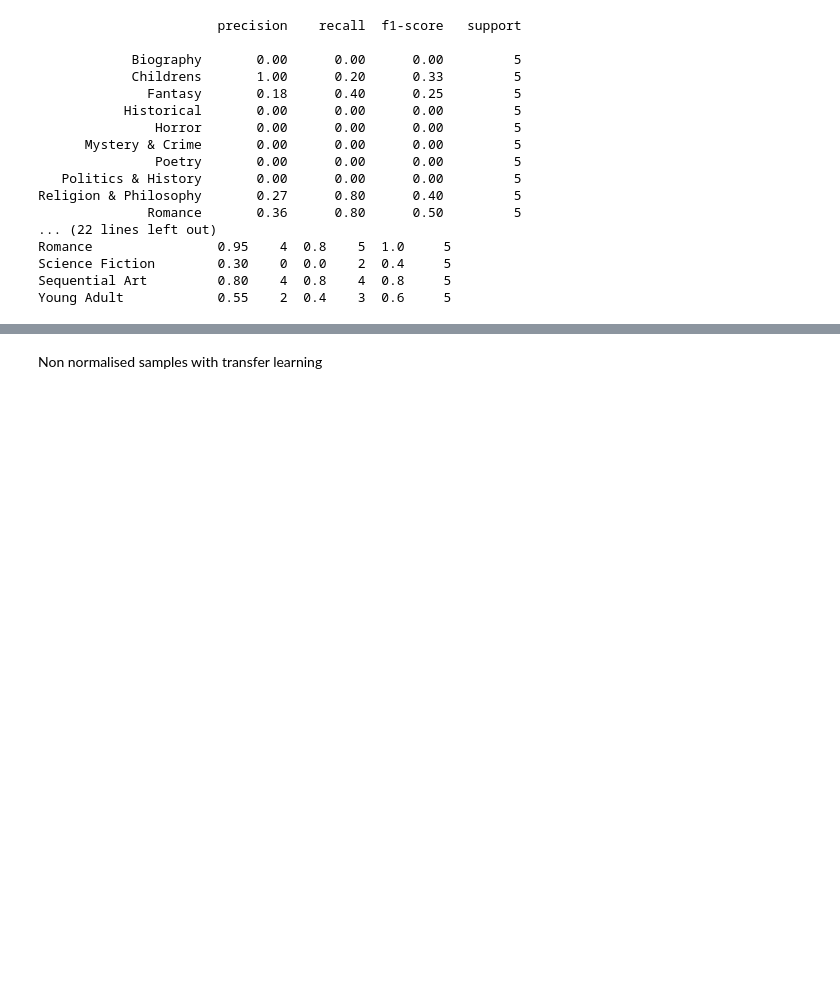
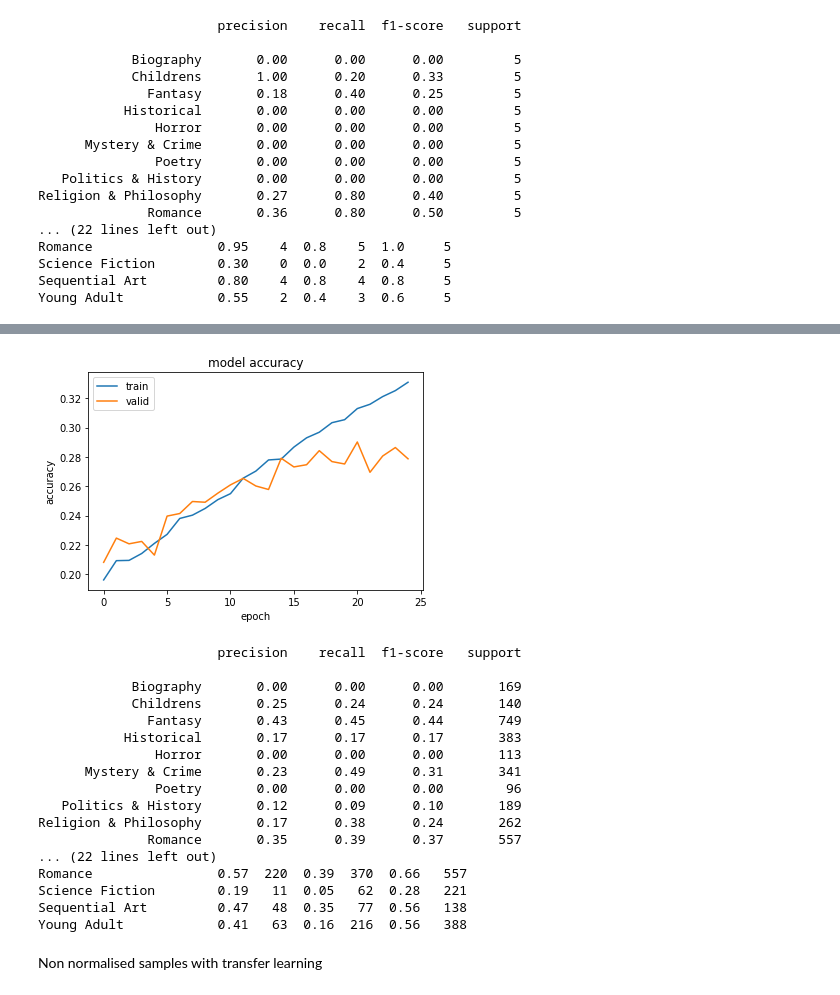
Before and after one commit to A-Istrate/80629_Project, a Jupyter notebook: ML_TPG_new_samples.ipynb, the cells around one changed output, grey strips where cells are left out. Cells and saved outputs as stored; diff of their text form; code cells hidden in the pictures; blank space fills up the shorter version.

Commit message:
new models

```diff
--- a/ML_TPG_new_samples.ipynb
+++ b/ML_TPG_new_samples.ipynb
@@ -336,0 +429,39 @@ Young Adult            0.55    2  0.4    3  0.6     5
+# %%
+num_classes=13
+
+cnn_model4 = tf.keras.Sequential([
+  layers.experimental.preprocessing.Rescaling(1./255),
+  layers.Conv2D(10, 5,padding='same',strides=1, activation='relu'),
+  layers.MaxPooling2D(pool_size=(2,2),strides=2),
+  layers.Conv2D(10, 5,padding='same',strides=1, activation='relu'),
+  layers.MaxPooling2D(pool_size=(2,2),strides=2),
+  layers.Conv2D(10, 5,padding='same',strides=1, activation='relu'),
+  layers.MaxPooling2D(pool_size=(2,2),strides=2),
+  layers.Conv2D(25, 4,padding='same',strides=1,  activation='relu'),
+  layers.MaxPooling2D(pool_size=(2,2),strides=2),
+  layers.Conv2D(50, 3,padding='same',strides=1,  activation='relu'),
+  layers.MaxPooling2D(pool_size=(2,2),strides=2),
+  layers.Conv2D(100, 1,padding='same',strides=1,  activation='relu'),
+  layers.MaxPooling2D(pool_size=(2,2),strides=2),
+  layers.Flatten(),
+  layers.Dense(256, activation='relu'),
+  layers.Dropout(0.5),
+  layers.Dense(256, activation='relu'),
+  layers.Dropout(0.5),
+  layers.Dense(num_classes, activation='softmax')
+])
+cnn_model4.compile(
+
+    optimizer=tf.keras.optimizers.Adam(
+        learning_rate=0.001,
+        epsilon=0.01
+    ),
+    loss=tf.losses.SparseCategoricalCrossentropy(from_logits=True),
+    metrics=['accuracy']
+)
+# %%
+history_CNN4=cnn_model4.fit(
+  train_ds,
+  validation_data=val_ds,
+  epochs=25
+)
@@ -337,3 +488,24 @@ Young Adult            0.55    2  0.4    3  0.6     5
+# %%
+show_results(history_CNN4,cnn_model4)
+# %% [output]
+[figure, added]
+                       precision    recall  f1-score   support
+
+            Biography       0.00      0.00      0.00       169
+            Childrens       0.25      0.24      0.24       140
+              Fantasy       0.43      0.45      0.44       749
+           Historical       0.17      0.17      0.17       383
+               Horror       0.00      0.00      0.00       113
+      Mystery & Crime       0.23      0.49      0.31       341
+               Poetry       0.00      0.00      0.00        96
+   Politics & History       0.12      0.09      0.10       189
+Religion & Philosophy       0.17      0.38      0.24       262
+              Romance       0.35      0.39      0.37       557
+... (22 lines left out)
+Romance                0.57  220  0.39  370  0.66   557
+Science Fiction        0.19   11  0.05   62  0.28   221
+Sequential Art         0.47   48  0.35   77  0.56   138
+Young Adult            0.41   63  0.16  216  0.56   388
 # %% [markdown]
 Non normalised samples with transfer learning
 # %%
```
Also changed, not shown: parts of 31 cells of this notebook, 7 other files.
